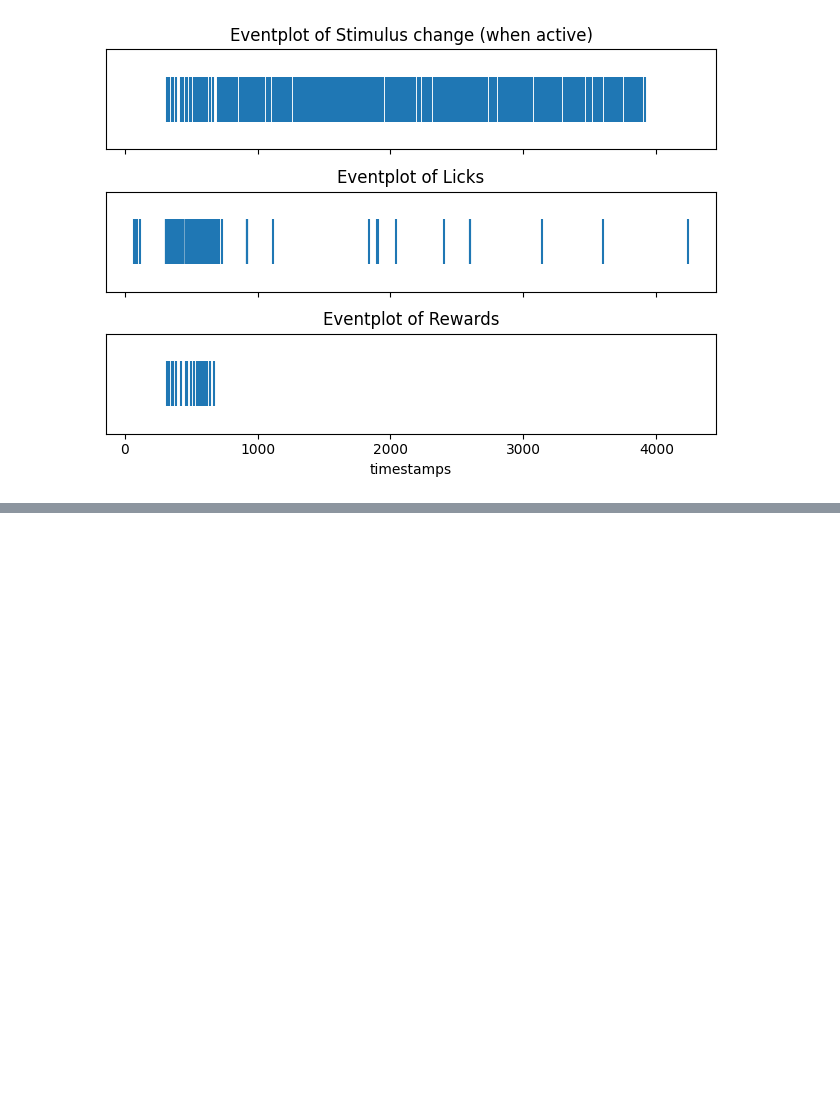
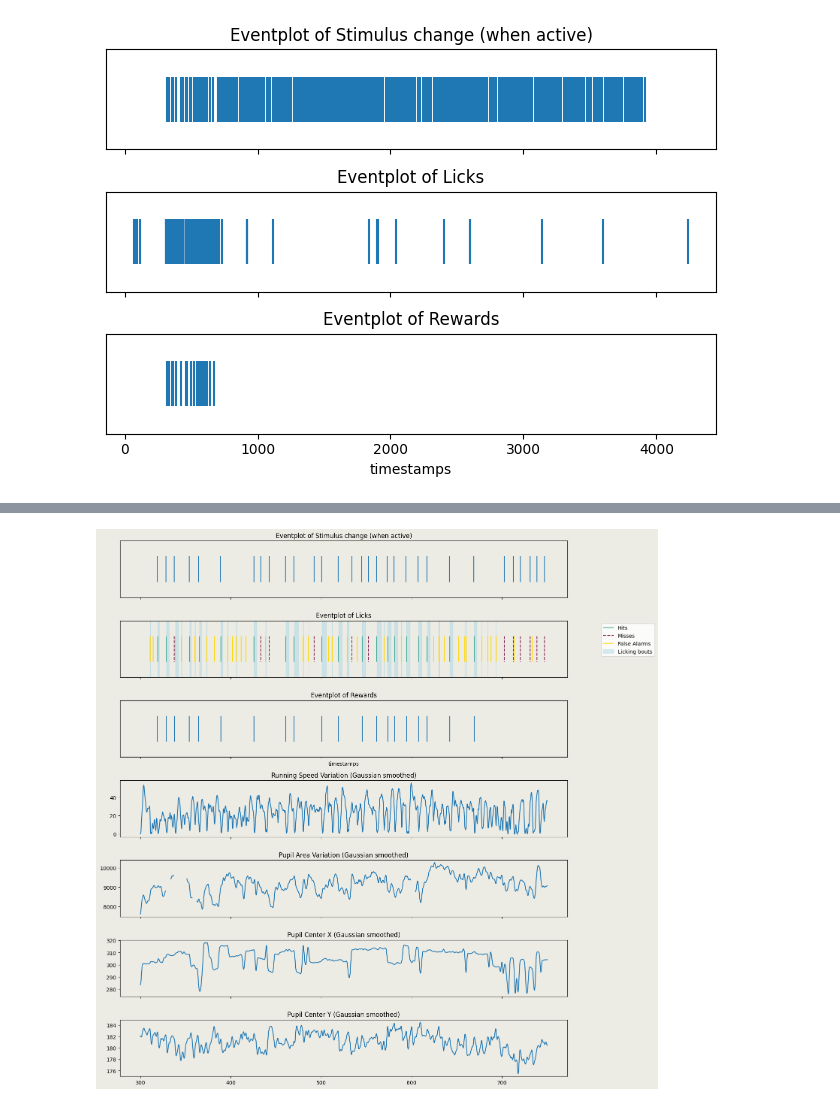
Before and after one commit to bosemessi/neuromatch2024project, a Jupyter notebook: notebooks/EDA_lick.ipynb, the cells around one changed output, grey strips where cells are left out. Saved outputs shown, nothing was run; the diff lists cells and outputs as text; code cells hidden in the pictures; blank space fills up the shorter version.

```diff
--- a/notebooks/EDA_lick.ipynb
+++ b/notebooks/EDA_lick.ipynb
@@ -202,0 +205,3 @@ for ophys_experiment_id in ophys_experiment_ids:
+# %%
+lickstarts = licks[licks.dT >= 1].timestamps.values
+lickstarts
@@ -202,0 +290,96 @@ for ophys_experiment_id in ophys_experiment_ids:
+# %%
+trange = [300, 750]
+
+fig, ax = plt.subplots(nrows=7, ncols=1, sharex=True, figsize=(15, 15))
+fig.set_facecolor("#edece4")
+for axes in ax:
+    axes.set_facecolor("#edece4")
+
+ax[0].eventplot(
+    stimulus_table[
+        (stimulus_table.is_change)
+        & (stimulus_table.active)
+        & (stimulus_table.start_time.between(trange[0], trange[1]))
+    ].start_time
+)
+# ax[1].eventplot(licks[licks.timestamps.between(trange[0], trange[1])].timestamps, color="tab:blue", label="All licks")
+# ax[1].eventplot(licks[(licks.timestamps.between(trange[0], trange[1])) & (licks.dT >= 1)].timestamps, color="tab:red")
+ax[1].eventplot(
+    hits[(hits >= trange[0]) & (hits <= trange[1])],
+    color="#44AA99",
+    label="Hits",
+    zorder=5,
+)
+ax[1].eventplot(
+    misses[(misses >= trange[0]) & (misses <= trange[1])],
+    color="#882255",
+    ls="--",
+    label="Misses",
+    zorder=5,
+)
+ax[1].eventplot(
+    false_alarms[(false_alarms >= trange[0]) & (false_alarms <= trange[1])],
+    color="gold",
+    label="False Alarms",
+    zorder=5,
+)
+# ax[1].eventplot(crs[(crs >= trange[0]) & (crs <= trange[1])], color="grey", ls="--", label = "Correct Rejections")
+ax[2].eventplot(rewards[rewards.timestamps.between(trange[0], trange[1])].timestamps)
+
+ctr = 0
+for bout_number in sorted(licks.bout_number.unique())[1:]:
+    tmin = licks[licks.bout_number == bout_number].timestamps.min()
+    tmax = licks[licks.bout_number == bout_number].timestamps.max()
+    # print(bout_number, tmin, tmax)
+    if (tmin > trange[0]) & (tmax < trange[1]):
+        if ctr == 0:
+            label = "Licking bouts"
+            ctr += 1
+        else:
+            label = ""
+        ax[1].axvspan(tmin, tmax, color="lightblue", alpha=0.5, label=label)
+
+
+ax[2].set_xlabel("timestamps")
+
+ax[0].set_title("Eventplot of Stimulus change (when active)")
+ax[1].set_title("Eventplot of Licks")
+ax[2].set_title("Eventplot of Rewards")
+
+ax[0].set_yticks([])
+ax[1].set_yticks([])
+ax[2].set_yticks([])
+
+ax[1].legend(bbox_to_anchor=(1.2, 1))
+
+ax[3].plot(
+    running[running.timestamps.between(trange[0], trange[1])]["timestamps"],
+    gaussian_filter1d(running[running.timestamps.between(trange[0], trange[1])]["speed"], sigma=20),
+)
+ax[3].set_title("Running Speed Variation (Gaussian smoothed)")
+
+ax[4].plot(
+    eyetracking[eyetracking.timestamps.between(trange[0], trange[1])]["timestamps"],
+    gaussian_filter1d(eyetracking[eyetracking.timestamps.between(trange[0], trange[1])]["pupil_area"], sigma=20),
+)
+ax[4].set_title("Pupil Area Variation (Gaussian smoothed)")
+
+ax[5].plot(
+    eyetracking[eyetracking.timestamps.between(trange[0], trange[1])]["timestamps"],
+    gaussian_filter1d(eyetracking[eyetracking.timestamps.between(trange[0], trange[1])]["pupil_center_x"], sigma=20),
+)
+ax[5].set_title("Pupil Center X (Gaussian smoothed)")
+
+ax[6].plot(
+    eyetracking[eyetracking.timestamps.between(trange[0], trange[1])]["timestamps"],
+    gaussian_filter1d(eyetracking[eyetracking.timestamps.between(trange[0], trange[1])]["pupil_center_y"], sigma=20),
+)
+ax[6].set_title("Pupil Center Y (Gaussian smoothed)")
+
+
+
+
+
+plt.tight_layout()
+# %% [output]
+[figure, added]
```
Also changed, not shown: parts of 25 cells of this notebook, 1 other file.
